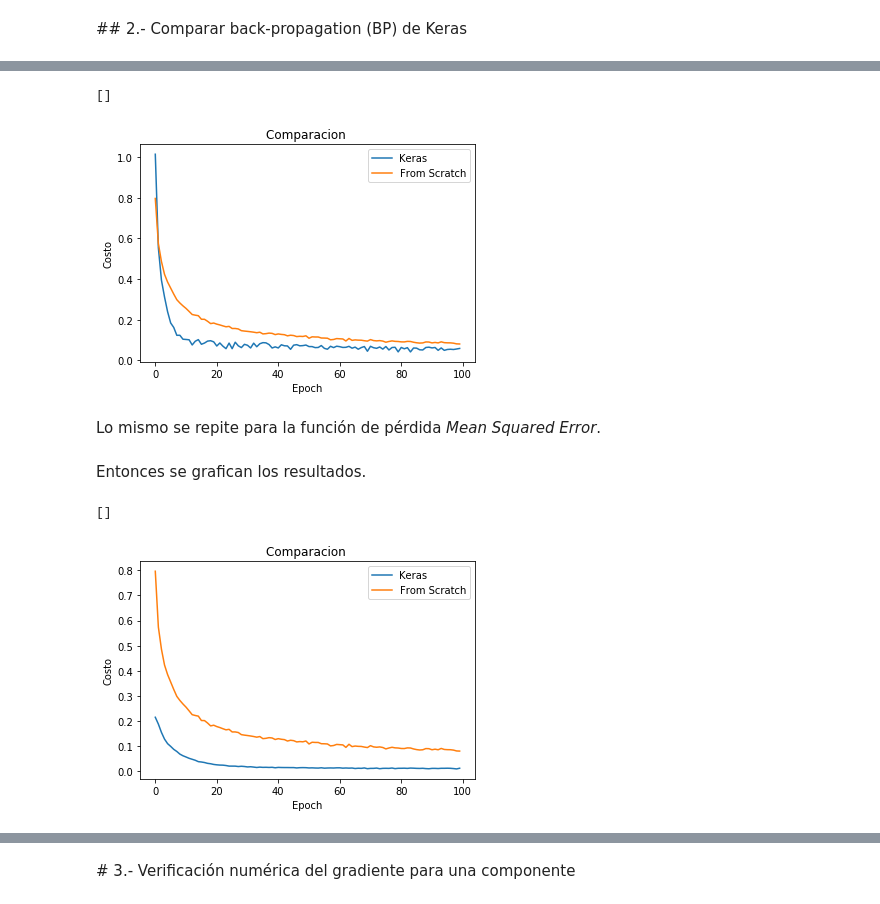
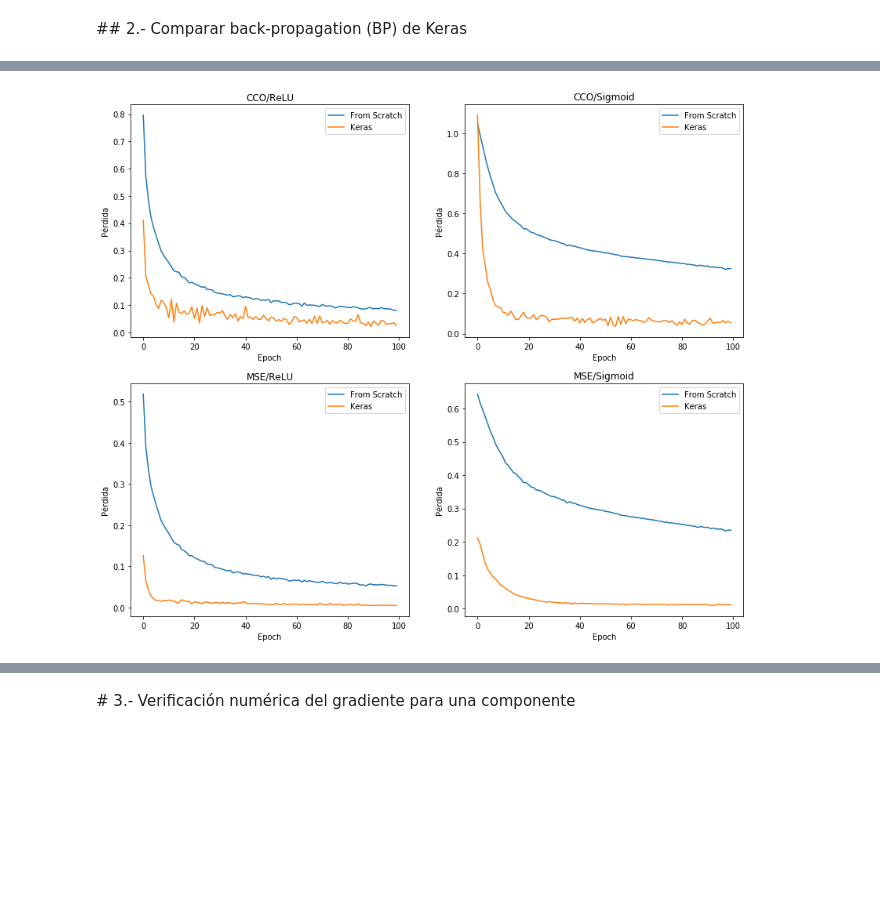
Before and after one commit to csaldias/tarea0-RedesNeuronales, a Jupyter notebook: Tarea0.ipynb, the cells around one changed output, grey strips where cells are left out. Cells and saved outputs as stored; diff of their text form; code cells hidden in the pictures; blank space fills up the shorter version.

```diff
--- a/Tarea0.ipynb
+++ b/Tarea0.ipynb
@@ -292,0 +316,17 @@ history=model.fit(X_train, y_onehot, epochs=100, batch_size=1, verbose=0)
+# %%
+start = timer()
+history1=model1.fit(X_train, y_onehot, epochs=100, batch_size=1, verbose=0)
+end = timer()
+print("Tiempo de ejecución para CCO/ReLU: {} seg".format(end - start))
+start = timer()
+history2=model2.fit(X_train, y_onehot, epochs=100, batch_size=1, verbose=0)
+end = timer()
+print("Tiempo de ejecución para CCO/Sigmoid: {} seg".format(end - start))
+start = timer()
+history3=model3.fit(X_train, y_onehot, epochs=100, batch_size=1, verbose=0)
+end = timer()
+print("Tiempo de ejecución para MSE/ReLU: {} seg".format(end - start))
+start = timer()
+history4=model4.fit(X_train, y_onehot, epochs=100, batch_size=1, verbose=0)
+end = timer()
+print("Tiempo de ejecución para MSE/Sigmoid: {} seg".format(end - start))
@@ -295,13 +341,0 @@ Luego son comparados ambos modelos, el compilado en la primera pregunta y el rec
-# %%
-linea1,=plt.plot(epoch,history.history["loss"],label='Keras')
-linea2,=plt.plot(epoch,loss,label='From Scratch')
-plt.xlabel("Epoch")
-plt.ylabel("Costo")
-plt.title("Comparacion ")
-plt.legend(handles=[linea1,linea2])
-plt.plot()
-# %% [output]
-[]
-[figure, removed]
-# %% [markdown]
-Lo mismo se repite para la función de pérdida _Mean Squared Error_.
@@ -315,13 +342,36 @@ history=model2.fit(X_train, y_onehot, epochs=100, batch_size=1, verbose=0)
-# %% [markdown]
-Entonces se grafican los resultados.
-# %%
-linea1,=plt.plot(epoch,history.history["loss"],label='Keras')
-linea2,=plt.plot(epoch,loss,label='From Scratch')
-plt.xlabel("Epoch")
-plt.ylabel("Costo")
-plt.title("Comparacion ")
-plt.legend(handles=[linea1,linea2])
-plt.plot()
-# %% [output]
-[]
-[figure, removed]
+# %%
+plt.subplot(221)
+linea1,=plt.plot(epoch_1, loss_1, label="From Scratch")
+linea2,=plt.plot(epoch_1, history1.history["loss"], label="Keras")
+plt.legend(bbox_to_anchor=(1.05, 1), loc=2, borderaxespad=0.)
+plt.gca().set_title('CCO/ReLU')
+plt.legend(handles=[linea1,linea2])
+plt.xlabel("Epoch")
+plt.ylabel("Pérdida")
+plt.subplot(222)
+linea1,=plt.plot(epoch_2, loss_2, label="From Scratch")
+linea2,=plt.plot(epoch_2, history2.history["loss"], label="Keras")
+plt.legend(bbox_to_anchor=(1.05, 1), loc=2, borderaxespad=0.)
+plt.gca().set_title('CCO/Sigmoid')
+plt.legend(handles=[linea1,linea2])
+plt.xlabel("Epoch")
+plt.ylabel("Pérdida")
+plt.subplot(223)
+linea1,=plt.plot(epoch_3, loss_3, label="From Scratch")
+linea2,=plt.plot(epoch_3, history3.history["loss"], label="Keras")
+plt.legend(bbox_to_anchor=(1.05, 1), loc=2, borderaxespad=0.)
+plt.xlabel("Epoch")
+plt.ylabel("Pérdida")
+plt.gca().set_title('MSE/ReLU')
+plt.legend(handles=[linea1,linea2])
+plt.subplot(224)
+linea1,=plt.plot(epoch_4, loss_4, label="From Scratch")
+linea2,=plt.plot(epoch_4, history4.history["loss"], label="Keras")
+plt.legend(bbox_to_anchor=(1.05, 1), loc=2, borderaxespad=0.)
+plt.gca().set_title('MSE/Sigmoid')
+plt.legend(handles=[linea1,linea2])
+plt.xlabel("Epoch")
+plt.ylabel("Pérdida")
+plt.show()
+# %% [output]
+[figure, added]
```
Also changed, not shown: parts of 36 cells of this notebook.
